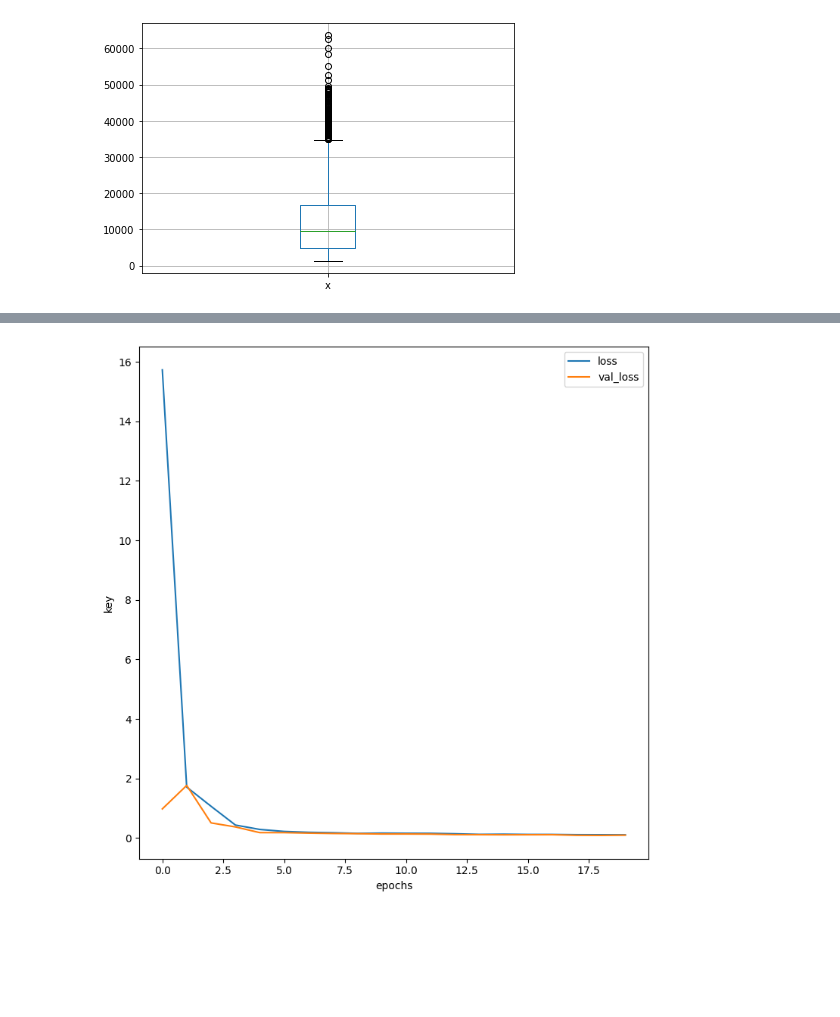
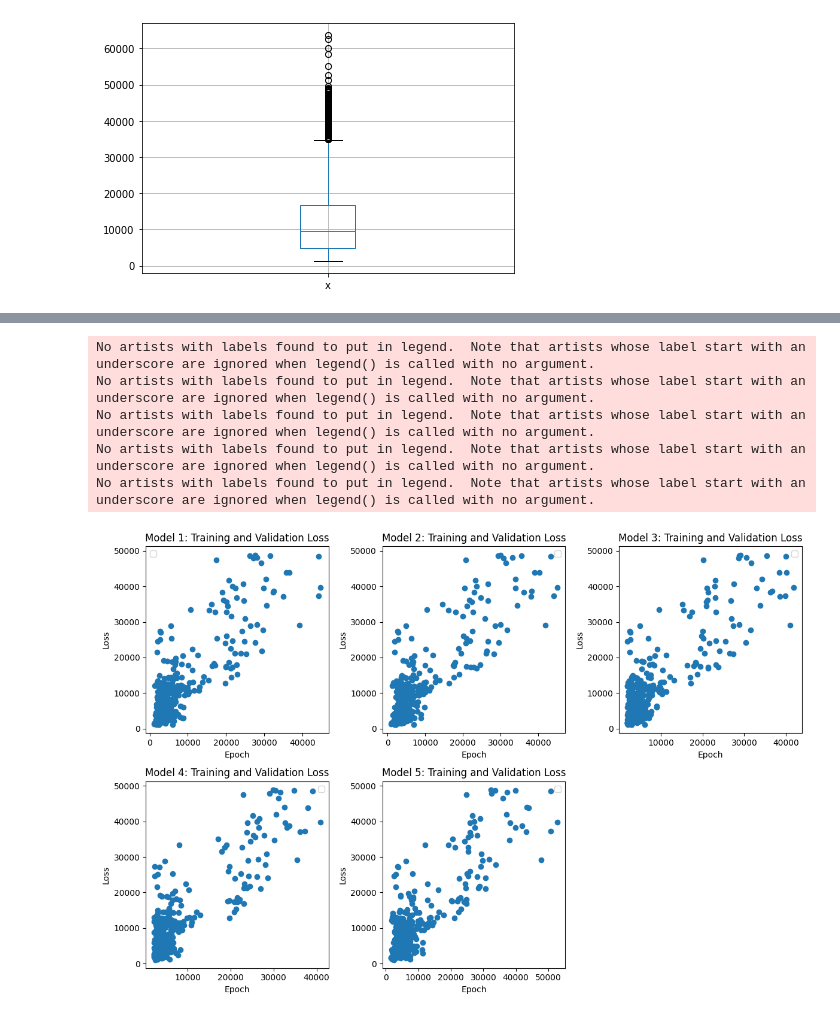
Before and after one commit to aiyyra/ML_GA, a Jupyter notebook: insuranceNN.ipynb, the cells around one changed output, grey strips where cells are left out. Saved outputs shown, nothing was run; the diff lists cells and outputs as text; code cells hidden in the pictures; blank space fills up the shorter version.

```diff
--- a/insuranceNN.ipynb
+++ b/insuranceNN.ipynb
@@ -173,4 +136,4 @@ def scale_datasets(x_train,x_test):
 
     return x_train_scaled, x_test_scaled
 
-x_train_scaled, x_test_scaled = scale_datasets(x_train,x_test)
+X_train_scaled, X_test_scaled = scale_datasets(X_train,X_test)
@@ -203,2 +223,4 @@ def build_model_Sequential():
+# %%
+modelList = [model1, model2, model3, model4, model5]
 # %%
 
@@ -269,15 +311,20 @@ R^2 value = 0.9741826366427442
-# %%
-def plot_history(history,key):
-    plt.plot(history.history['loss'])
-    plt.plot(history.history['val_loss'])
-    plt.xlabel("epochs")
-    plt.ylabel("key")
-    plt.legend(['loss','val_loss'])
-    plt.show()
-
-plot_history(history,'mean_squared_logarithmic_error')
-
-## predict and save prediction
-# x_test['prediction'] = model.predict(x_test)
-# %% [output]
-[figure, removed]
+# %%
+plt.figure(figsize=(12, 8))
+for i, prediction in enumerate(predictions):
+    plt.subplot(2, 3, i+1)
+    plt.scatter(prediction,y_test)
+    # plt.scatter(y_test, label='target')
+    plt.title('Model {}: Training and Validation Loss'.format(i+1))
+    plt.xlabel('Epoch')
+    plt.ylabel('Loss')
+    plt.legend()
+
+plt.tight_layout()
+plt.show()
+# %% [output]
+No artists with labels found to put in legend.  Note that artists whose label start with an underscore are ignored when legend() is called with no argument.
+No artists with labels found to put in legend.  Note that artists whose label start with an underscore are ignored when legend() is called with no argument.
+No artists with labels found to put in legend.  Note that artists whose label start with an underscore are ignored when legend() is called with no argument.
+No artists with labels found to put in legend.  Note that artists whose label start with an underscore are ignored when legend() is called with no argument.
+No artists with labels found to put in legend.  Note that artists whose label start with an underscore are ignored when legend() is called with no argument.
+[figure, added]
```
Also changed, not shown: parts of 34 cells of this notebook.
